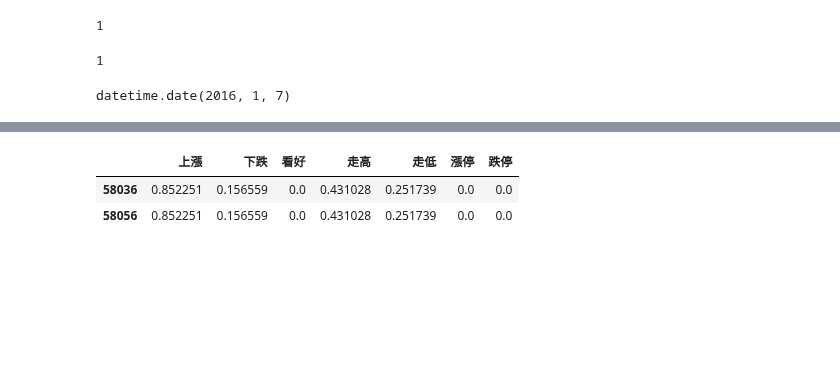
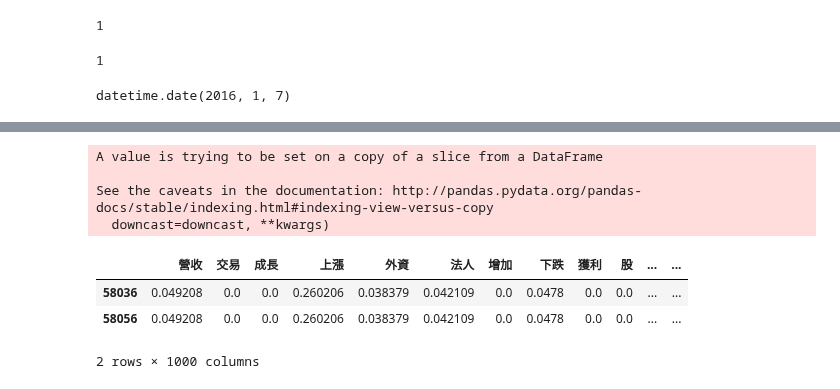
Before and after one commit to roccqqck/stock_eland, a Jupyter notebook: label_tfidf_training.ipynb, the cells around one changed output, grey strips where cells are left out. Cells and saved outputs as stored; diff of their text form; code cells hidden in the pictures; blank space fills up the shorter version.

```diff
--- a/label_tfidf_training.ipynb
+++ b/label_tfidf_training.ipynb
@@ -317,6 +333,6 @@ r.head(2)
 # %%
-df_company = pd.concat([df_company,r], axis=1)
-df_company.head(2)
+df_company2 = pd.concat([df_company,r], axis=1)
+df_company2.head(2)
 # %% [output]
 |  | author | comment_count | content | id | p_type | page_url | post_time | s_area_name | s_name | title | ... |
 | 865 | 財訊快報 | 0 | ◆新台幣連八貶，創80個月新低，昨收33.453元，農曆封關前可能... | 1452126731305_N01 | news | https://tw.stock.yahoo.com/news_c... | 2016-01-07 07:58:00 | 重大要聞 | yahoo股市 | 工商時報晨訊 | ... |
@@ -324,12 +341,18 @@ df_company.head(2)
-# %%
-X = pd.concat([ df_company[df_company['label']=='up'], df_company[df_company['label']=='down'] ]) #只取漲跌
-Y = X['label']
-X = X [features]
-X.head(2)
-# %% [output]
-|  | 上漲 | 下跌 | 看好 | 走高 | 走低 | 漲停 | 跌停 |
-| 58036 | 0.852251 | 0.156559 | 0.0 | 0.431028 | 0.251739 | 0.0 | 0.0 |
-| 58056 | 0.852251 | 0.156559 | 0.0 | 0.431028 | 0.251739 | 0.0 | 0.0 |
+# %%
+df_company2 = pd.concat([ df_company2[df_company2['label5566']=='up'], df_company2[df_company2['label5566']=='down'] ]) #只取漲跌
+Y = df_company2['label5566']
+X = df_company2[features]
+X.fillna(value=0.0, inplace=True)
+X.head(2)
+# %% [output]
+A value is trying to be set on a copy of a slice from a DataFrame
+
+See the caveats in the documentation: http://pandas.pydata.org/pandas-docs/stable/indexing.html#indexing-view-versus-copy
+  downcast=downcast, **kwargs)
+|  | 營收 | 交易 | 成長 | 上漲 | 外資 | 法人 | 增加 | 下跌 | 獲利 | 股 | ... | ... |
+| 58036 | 0.049208 | 0.0 | 0.0 | 0.260206 | 0.038379 | 0.042109 | 0.0 | 0.0478 | 0.0 | 0.0 | ... | ... |
+| 58056 | 0.049208 | 0.0 | 0.0 | 0.260206 | 0.038379 | 0.042109 | 0.0 | 0.0478 | 0.0 | 0.0 | ... | ... |
+2 rows × 1000 columns
 # %%
 Y.head(2)
 # %% [output]
```
Also changed, not shown: parts of 9 cells of this notebook, 1 other file.
